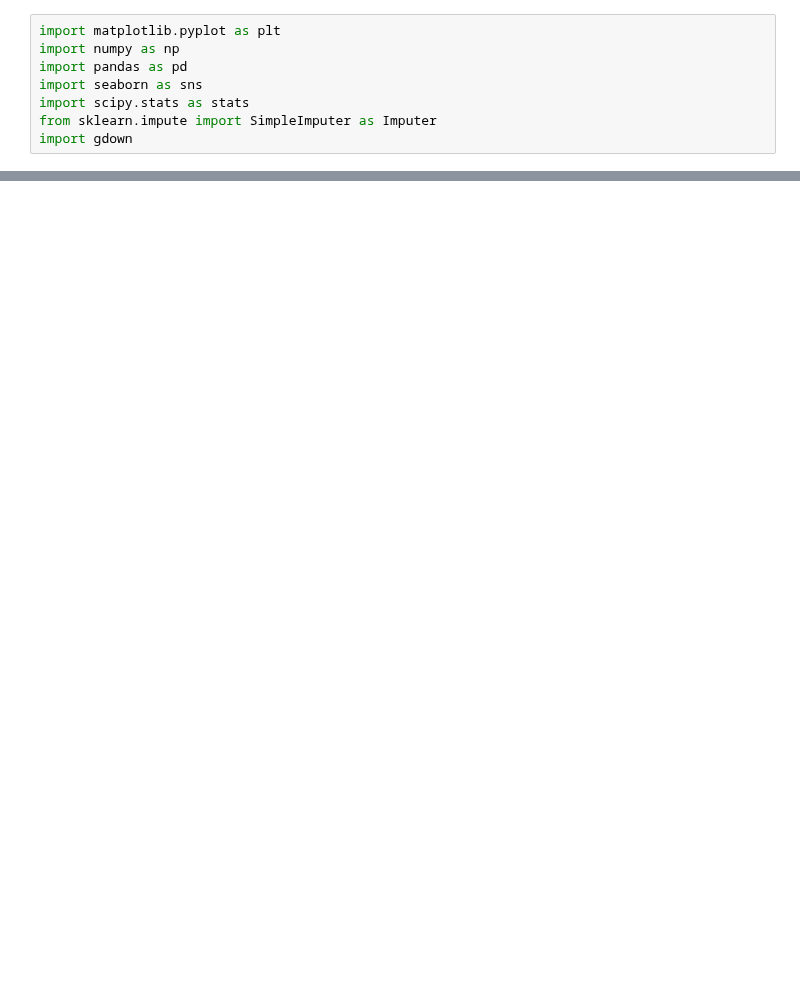
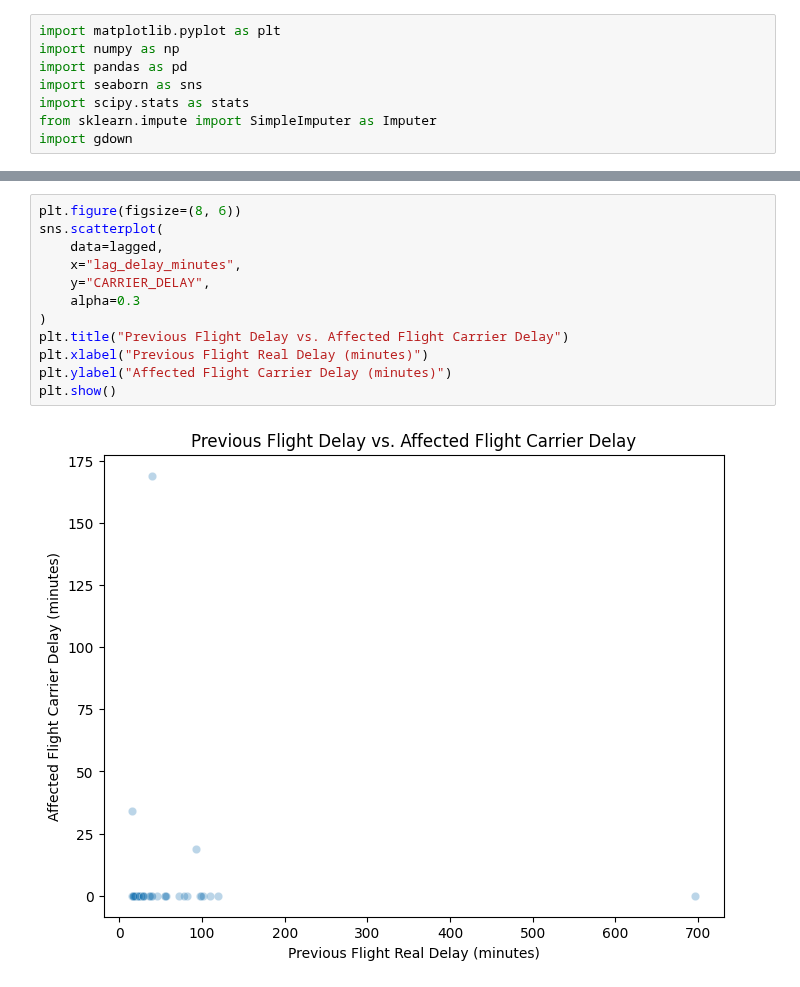
Before and after one commit to elenayzhu/mie368, a Jupyter notebook: data_cleaning/Lag.ipynb, the cells around one changed output, grey strips where cells are left out. Drawn from its saved outputs; the diff is of its cells as text; blank space fills up the shorter version.

```diff
--- a/data_cleaning/Lag.ipynb
+++ b/data_cleaning/Lag.ipynb
@@ -135,0 +136,14 @@ Total lagged flights: 96603
+# %%
+plt.figure(figsize=(8, 6))
+sns.scatterplot(
+    data=lagged,
+    x="lag_delay_minutes",
+    y="CARRIER_DELAY",
+    alpha=0.3
+)
+plt.title("Previous Flight Delay vs. Affected Flight Carrier Delay")
+plt.xlabel("Previous Flight Real Delay (minutes)")
+plt.ylabel("Affected Flight Carrier Delay (minutes)")
+plt.show()
+# %% [output]
+[figure, added]
```
Also changed, not shown: parts of 7 cells of this notebook.
